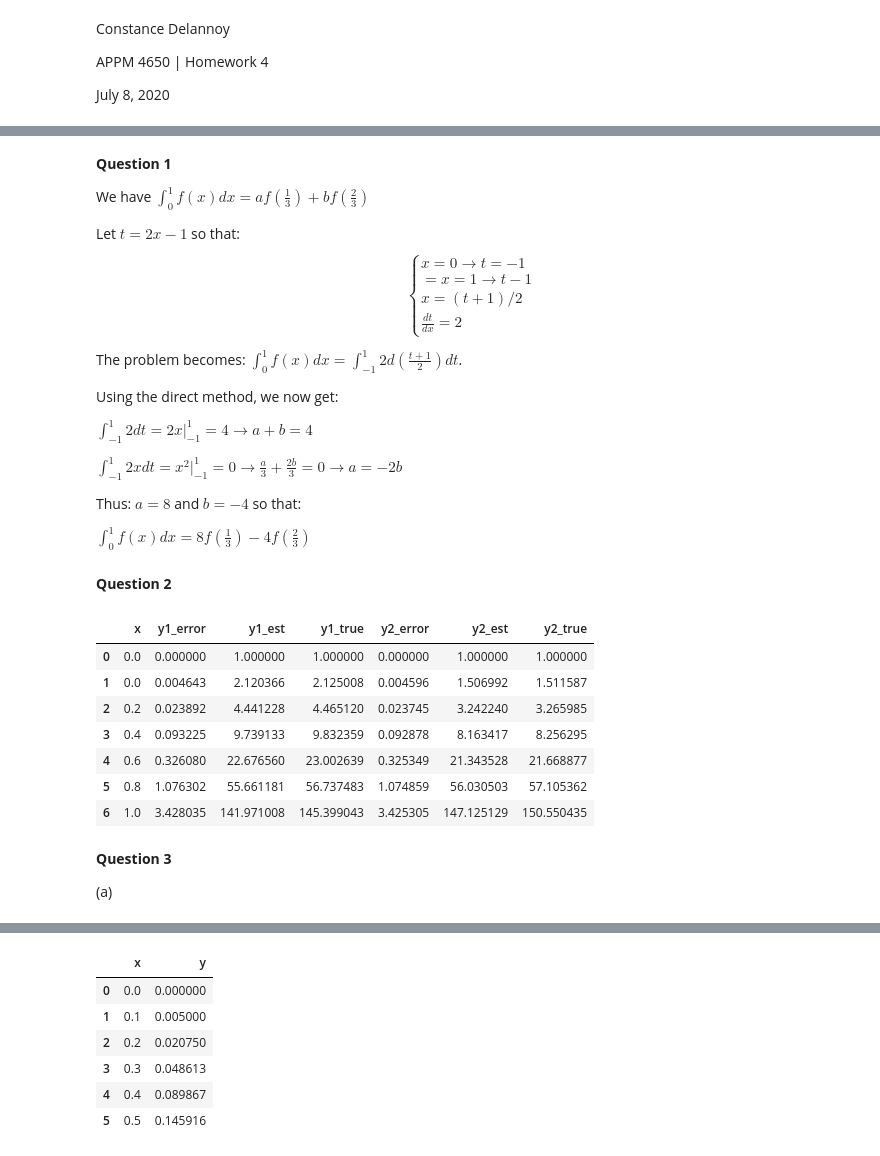
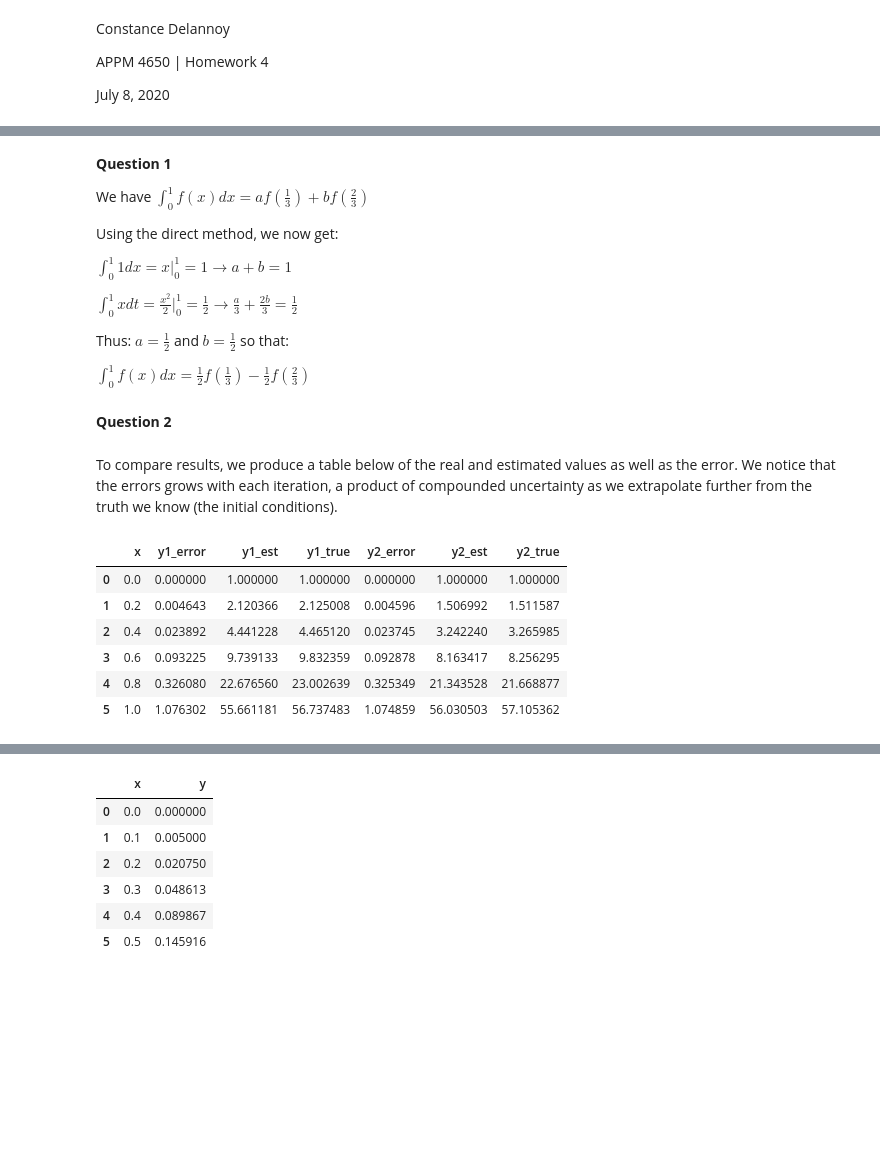
Before and after one commit to cdelannoy/Numerics, a Jupyter notebook: APPM4650_Homework4.ipynb, the cells around one changed output, grey strips where cells are left out. Saved outputs shown, nothing was run; the diff lists cells and outputs as text; code cells hidden in the pictures; blank space fills up the shorter version.

```diff
--- a/APPM4650_Homework4.ipynb
+++ b/APPM4650_Homework4.ipynb
@@ -30,19 +31,15 @@ __Question 1__
 
 We have $\int_0^1 f(x)dx = af(\frac{1}{3}) + bf(\frac{2}{3})$
 
-Let $t = 2x-1$ so that: \begin{cases} x=0 \rightarrow t = -1 \\ = x=1 \rightarrow t-1 \\ x = (t+1)/2\\ \frac{dt}{dx} = 2\end{cases}
-
-The problem becomes: $\int_0^1 f(x)dx = \int_{-1}^1 2d(\frac{t+1}{2})dt$.
-
 Using the direct method, we now get:
 
-$\int_{-1}^1 2dt = 2x \rvert_{-1}^1 = 4 \rightarrow a+b = 4$
+$\int_{0}^1 1dx = x \rvert_{0}^1 = 1 \rightarrow a+b = 1$
 
-$\int_{-1}^1 2xdt = x^2 \rvert_{-1}^1 = 0 \rightarrow \frac{a}{3} + \frac{2b}{3} = 0 \rightarrow a = -2b$
+$\int_{0}^1 xdt = \frac{x^2}{2} \rvert_{0}^1 = \frac{1}{2} \rightarrow \frac{a}{3} + \frac{2b}{3} = \frac{1}{2}$
 
-Thus: $a=8$ and $b=-4$ so that:
+Thus: $a=\frac{1}{2}$ and $b=\frac{1}{2}$ so that:
 
-$\int_0^1 f(x)dx = 8f(\frac{1}{3}) - 4f(\frac{2}{3})$
+$\int_0^1 f(x)dx = \frac{1}{2}f(\frac{1}{3}) - \frac{1}{2}f(\frac{2}{3})$
 # %% [markdown]
 __Question 2__
 # %%
@@ -50,7 +47,7 @@ def rk4(f1, f2, f1true, f2true, a, b, h):
     "applying RK-4 to system of coupled ODEs when we know the truth"
 
     res = {'x':[0], 'y1_est':[1], 'y2_est': [1], 'y1_error': [0], 'y2_error':[0], 'y1_true': [1], 'y2_true': [1]}
-    steps = list(map(lambda x: x/10, range(0, 11, 2)))
+    steps = list(map(lambda x: x/10, range(0, 10, 2)))
 
     for t in steps:
 
@@ -75,7 +72,7 @@ def rk4(f1, f2, f1true, f2true, a, b, h):
         f1_err = abs(f1_true - f1_est)
         f2_err = abs(f2_true - f2_est)
 
-        res['x'].append(t)
+        res['x'].append(t+h)
         res['y1_est'].append(f1_est)
         res['y2_est'].append(f2_est)
         res['y1_error'].append(f1_err)
@@ -115,18 +112,17 @@ def fun2_true(t):
     y = (1/3)*math.exp(5*t) + (2/3)*math.exp(-t) + (t**2)*math.exp(2*t)
 
     return y
+# %% [markdown]
+To compare results, we produce a table below of the real and estimated values as well as the error.
+We notice that the errors grows with each iteration, a product of compounded uncertainty as we extrapolate further from the truth we know (the initial conditions).
 # %%
-pd.DataFrame(rk4(fun1, fun2, fun1_true, fun2_true, 1, 1, 0.2))
+rk4_df = pd.DataFrame(rk4(fun1, fun2, fun1_true, fun2_true, 1, 1, 0.2))
+rk4_df
 # %% [output]
 |  | x | y1_error | y1_est | y1_true | y2_error | y2_est | y2_true |
 | 0 | 0.0 | 0.000000 | 1.000000 | 1.000000 | 0.000000 | 1.000000 | 1.000000 |
-| 1 | 0.0 | 0.004643 | 2.120366 | 2.125008 | 0.004596 | 1.506992 | 1.511587 |
-| 2 | 0.2 | 0.023892 | 4.441228 | 4.465120 | 0.023745 | 3.242240 | 3.265985 |
-| 3 | 0.4 | 0.093225 | 9.739133 | 9.832359 | 0.092878 | 8.163417 | 8.256295 |
-| 4 | 0.6 | 0.326080 | 22.676560 | 23.002639 | 0.325349 | 21.343528 | 21.668877 |
-| 5 | 0.8 | 1.076302 | 55.661181 | 56.737483 | 1.074859 | 56.030503 | 57.105362 |
-| 6 | 1.0 | 3.428035 | 141.971008 | 145.399043 | 3.425305 | 147.125129 | 150.550435 |
+| 1 | 0.2 | 0.004643 | 2.120366 | 2.125008 | 0.004596 | 1.506992 | 1.511587 |
+| 2 | 0.4 | 0.023892 | 4.441228 | 4.465120 | 0.023745 | 3.242240 | 3.265985 |
+| 3 | 0.6 | 0.093225 | 9.739133 | 9.832359 | 0.092878 | 8.163417 | 8.256295 |
+| 4 | 0.8 | 0.326080 | 22.676560 | 23.002639 | 0.325349 | 21.343528 | 21.668877 |
+| 5 | 1.0 | 1.076302 | 55.661181 | 56.737483 | 1.074859 | 56.030503 | 57.105362 |
-# %% [markdown]
-__Question 3__
-
-(a)
```
Also changed, not shown: parts of 16 cells of this notebook.
